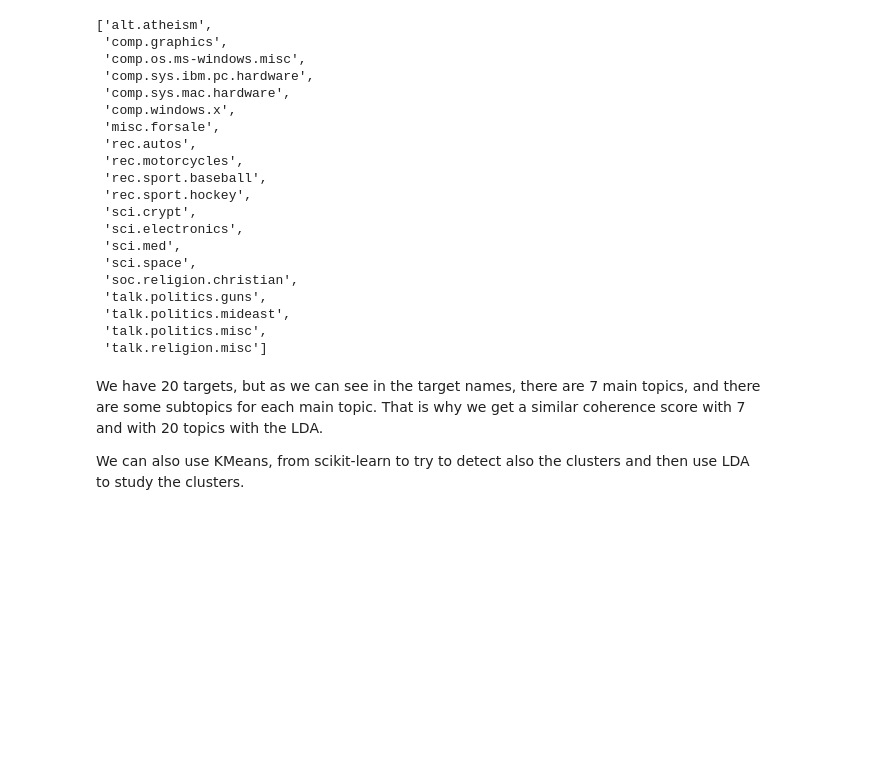
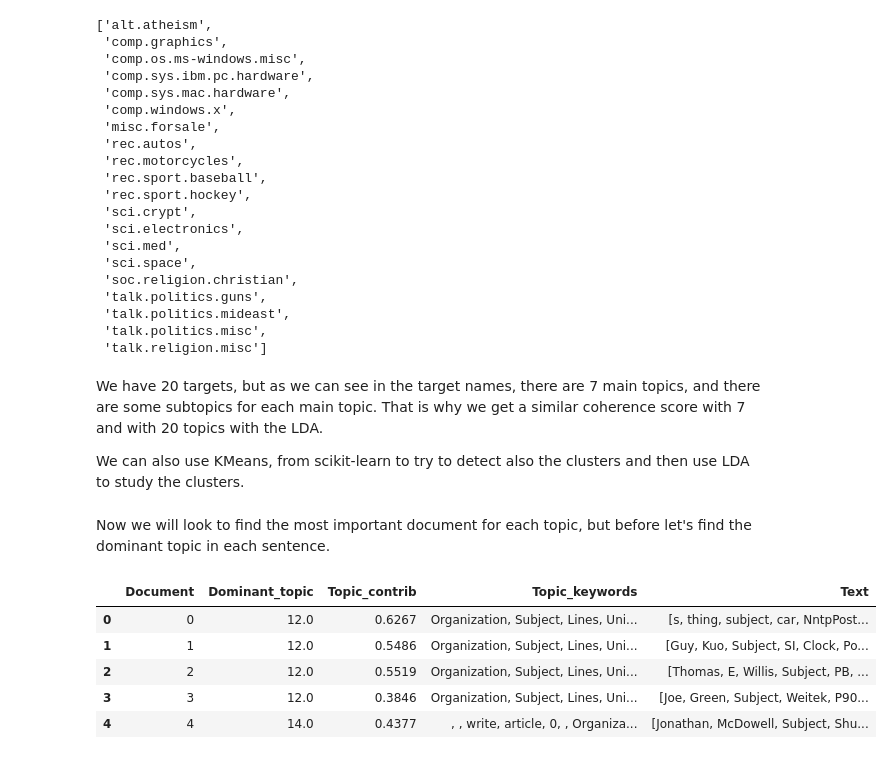
Before and after one commit to AlArgente/BasicTopicModelic, a Jupyter notebook: topic_modeling_20newsgroups.ipynb, the cells around one changed output. Cells and saved outputs as stored; diff of their text form; code cells hidden in the pictures; blank space fills up the shorter version.

```diff
--- a/topic_modeling_20newsgroups.ipynb
+++ b/topic_modeling_20newsgroups.ipynb
@@ -329,3 +330,5 @@ newsgroups_train.target_names
 We have 20 targets, but as we can see in the target names, there are 7 main topics, and there are some subtopics for each main topic. That is why we get a similar coherence score with 7 and with 20 topics with the LDA.
 
 We can also use KMeans, from scikit-learn to try to detect also the clusters and then use LDA to study the clusters.
+# %% [markdown]
+Now we will look to find the most important document for each topic, but before let's find the dominant topic in each sentence.
@@ -331,0 +360,12 @@ We can also use KMeans, from scikit-learn to try to detect also the clusters and
+# %%
+topics_sent_df = topics_sent_df_keywords.reset_index()
+topics_sent_df.columns = ['Document', 'Dominant_topic', 'Topic_contrib', 'Topic_keywords', 'Text']
+# %%
+topics_sent_df.head()
+# %% [output]
+|  | Document | Dominant_topic | Topic_contrib | Topic_keywords | Text |
+| 0 | 0 | 12.0 | 0.6267 | Organization, Subject, Lines, Uni... | [s, thing, subject, car, NntpPost... |
+| 1 | 1 | 12.0 | 0.5486 | Organization, Subject, Lines, Uni... | [Guy, Kuo, Subject, SI, Clock, Po... |
+| 2 | 2 | 12.0 | 0.5519 | Organization, Subject, Lines, Uni... | [Thomas, E, Willis, Subject, PB, ... |
+| 3 | 3 | 12.0 | 0.3846 | Organization, Subject, Lines, Uni... | [Joe, Green, Subject, Weitek, P90... |
+| 4 | 4 | 14.0 | 0.4377 | , , write, article, 0, , Organiza... | [Jonathan, McDowell, Subject, Shu... |
```
Also changed, not shown: parts of 6 cells of this notebook, 1 other file.
